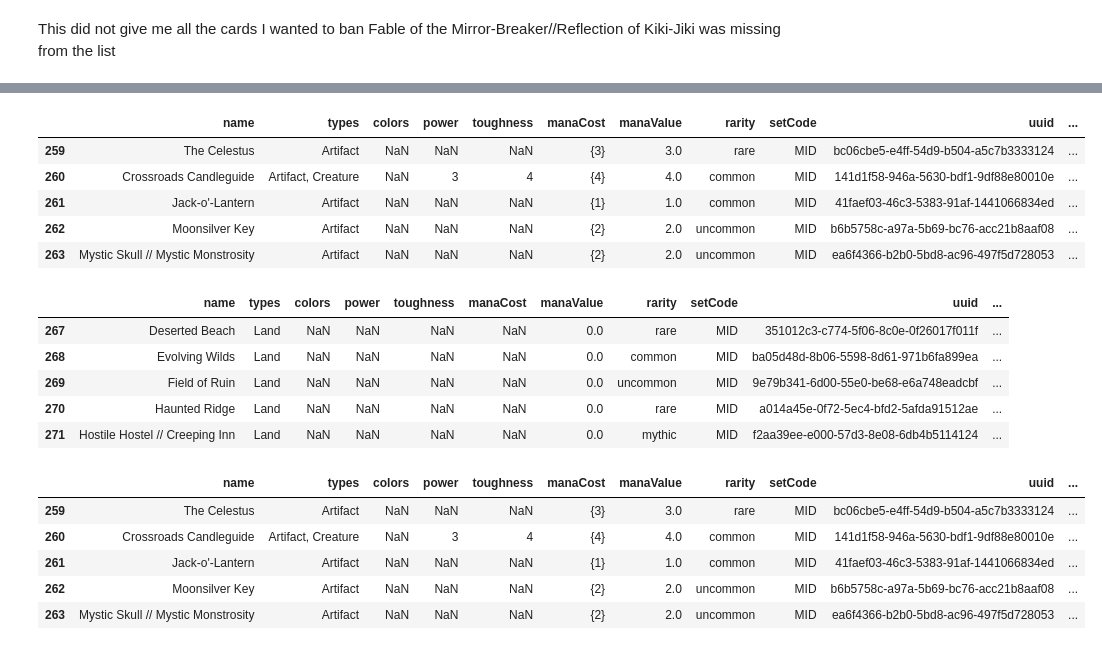
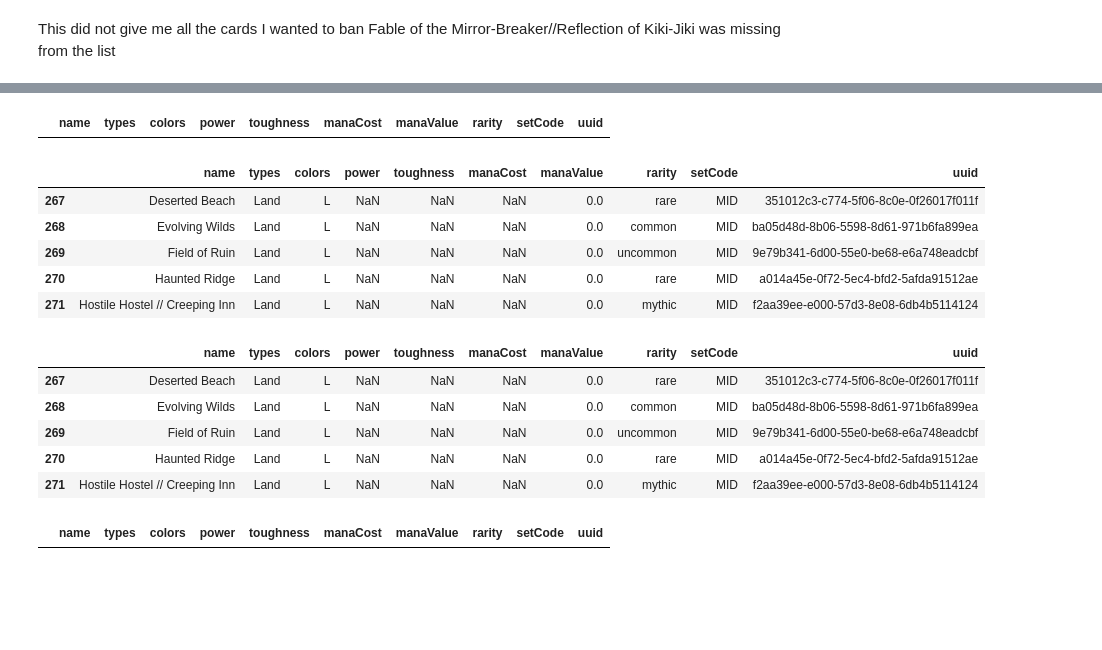
Before and after one commit to LouisHH0203/pet_projects, a Jupyter notebook: mtg_analysis.ipynb, the cells around one changed output, grey strips where cells are left out. Drawn from its saved outputs; the diff is of its cells as text; code cells hidden in the pictures; blank space fills up the shorter version.

```diff
--- a/mtg_analysis.ipynb
+++ b/mtg_analysis.ipynb
@@ -46,7 +30,7 @@ cards_df.columns.to_list()
 # %%
 # Trim down the columns
 cards_df = cards_df[['name', 'types', 'colors','power',
-          'toughness', 'manaCost','manaValue', 'rarity',  'setCode', 'uuid', 'isReprint']]
+          'toughness', 'manaCost','manaValue', 'rarity',  'setCode', 'uuid']]
 # %%
 # import price data
 price_df = pd.read_csv('data_files/cardPrices.csv')
@@ -187,7 +139,7 @@ mom_cards.head(5)
 # Using a for loop to drop all duplicates in all standard legal sets
 
 # Legal Sets
-standard_legal = ['MID', 'VOW', 'NEO', 'SNC', 'DMU', 'BRO', 'MOM', 'MAT', 'WOE']
+standard_legal = ['MID', 'VOW', 'NEO', 'SNC', 'DMU', 'BRO', 'ONE', 'MOM', 'MAT', 'WOE']
 
 # Empty Data Frame
 standard_cards_df = pd.DataFrame()
@@ -300,30 +258,32 @@ array(['W', 'U', 'B', 'R', 'G', 'R, W', 'R, U', 'G, R', 'B, U', 'B, W',
 null_color_df = standard_legal_df[standard_legal_df['colors'].isnull()]
 null_color_df.head(5)
 # %% [output]
-|  | name | types | colors | power | toughness | manaCost | manaValue | rarity | setCode | uuid | ... |
-| 259 | The Celestus | Artifact | NaN | NaN | NaN | {3} | 3.0 | rare | MID | bc06cbe5-e4ff-54d9-b504-a5c7b3333124 | ... |
-| 260 | Crossroads Candleguide | Artifact, Creature | NaN | 3 | 4 | {4} | 4.0 | common | MID | 141d1f58-946a-5630-bdf1-9df88e80010e | ... |
-| 261 | Jack-o'-Lantern | Artifact | NaN | NaN | NaN | {1} | 1.0 | common | MID | 41faef03-46c3-5383-91af-1441066834ed | ... |
-| 262 | Moonsilver Key | Artifact | NaN | NaN | NaN | {2} | 2.0 | uncommon | MID | b6b5758c-a97a-5b69-bc76-acc21b8aaf08 | ... |
-| 263 | Mystic Skull // Mystic Monstrosity | Artifact | NaN | NaN | NaN | {2} | 2.0 | uncommon | MID | ea6f4366-b2b0-5bd8-ac96-497f5d728053 | ... |
+|  | name | types | colors | power | toughness | manaCost | manaValue | rarity | setCode | uuid |
 # %%
+# Create a data frame for lands
 lands_df = standard_legal_df[standard_legal_df['types']=='Land'].copy()
 lands_df.head(5)
 # %% [output]
-|  | name | types | colors | power | toughness | manaCost | manaValue | rarity | setCode | uuid | ... |
-| 267 | Deserted Beach | Land | NaN | NaN | NaN | NaN | 0.0 | rare | MID | 351012c3-c774-5f06-8c0e-0f26017f011f | ... |
-| 268 | Evolving Wilds | Land | NaN | NaN | NaN | NaN | 0.0 | common | MID | ba05d48d-8b06-5598-8d61-971b6fa899ea | ... |
-| 269 | Field of Ruin | Land | NaN | NaN | NaN | NaN | 0.0 | uncommon | MID | 9e79b341-6d00-55e0-be68-e6a748eadcbf | ... |
-| 270 | Haunted Ridge | Land | NaN | NaN | NaN | NaN | 0.0 | rare | MID | a014a45e-0f72-5ec4-bfd2-5afda91512ae | ... |
-| 271 | Hostile Hostel // Creeping Inn | Land | NaN | NaN | NaN | NaN | 0.0 | mythic | MID | f2aa39ee-e000-57d3-8e08-6db4b5114124 | ... |
+|  | name | types | colors | power | toughness | manaCost | manaValue | rarity | setCode | uuid |
+| 267 | Deserted Beach | Land | L | NaN | NaN | NaN | 0.0 | rare | MID | 351012c3-c774-5f06-8c0e-0f26017f011f |
+| 268 | Evolving Wilds | Land | L | NaN | NaN | NaN | 0.0 | common | MID | ba05d48d-8b06-5598-8d61-971b6fa899ea |
+| 269 | Field of Ruin | Land | L | NaN | NaN | NaN | 0.0 | uncommon | MID | 9e79b341-6d00-55e0-be68-e6a748eadcbf |
+| 270 | Haunted Ridge | Land | L | NaN | NaN | NaN | 0.0 | rare | MID | a014a45e-0f72-5ec4-bfd2-5afda91512ae |
+| 271 | Hostile Hostel // Creeping Inn | Land | L | NaN | NaN | NaN | 0.0 | mythic | MID | f2aa39ee-e000-57d3-8e08-6db4b5114124 |
+# %%
+# Give lands the L color code
+standard_legal_df.loc[standard_legal_df['types'] == 'Land', 'colors'] = 'L'
+standard_legal_df[standard_legal_df['types']=='Land'].head(5)
+# %% [output]
+|  | name | types | colors | power | toughness | manaCost | manaValue | rarity | setCode | uuid |
+| 267 | Deserted Beach | Land | L | NaN | NaN | NaN | 0.0 | rare | MID | 351012c3-c774-5f06-8c0e-0f26017f011f |
+| 268 | Evolving Wilds | Land | L | NaN | NaN | NaN | 0.0 | common | MID | ba05d48d-8b06-5598-8d61-971b6fa899ea |
+| 269 | Field of Ruin | Land | L | NaN | NaN | NaN | 0.0 | uncommon | MID | 9e79b341-6d00-55e0-be68-e6a748eadcbf |
+| 270 | Haunted Ridge | Land | L | NaN | NaN | NaN | 0.0 | rare | MID | a014a45e-0f72-5ec4-bfd2-5afda91512ae |
+| 271 | Hostile Hostel // Creeping Inn | Land | L | NaN | NaN | NaN | 0.0 | mythic | MID | f2aa39ee-e000-57d3-8e08-6db4b5114124 |
 # %%
 # Create a data frame for all colorless cards which are not lands
-colorless_cards_df = pd.concat([null_color_df, lands_df]).drop_duplicates(keep=False)
+colorless_cards_df = standard_legal_df[pd.isna(standard_legal_df['colors'])]
 colorless_cards_df.head(5)
 # %% [output]
-|  | name | types | colors | power | toughness | manaCost | manaValue | rarity | setCode | uuid | ... |
-| 259 | The Celestus | Artifact | NaN | NaN | NaN | {3} | 3.0 | rare | MID | bc06cbe5-e4ff-54d9-b504-a5c7b3333124 | ... |
-| 260 | Crossroads Candleguide | Artifact, Creature | NaN | 3 | 4 | {4} | 4.0 | common | MID | 141d1f58-946a-5630-bdf1-9df88e80010e | ... |
-| 261 | Jack-o'-Lantern | Artifact | NaN | NaN | NaN | {1} | 1.0 | common | MID | 41faef03-46c3-5383-91af-1441066834ed | ... |
-| 262 | Moonsilver Key | Artifact | NaN | NaN | NaN | {2} | 2.0 | uncommon | MID | b6b5758c-a97a-5b69-bc76-acc21b8aaf08 | ... |
-| 263 | Mystic Skull // Mystic Monstrosity | Artifact | NaN | NaN | NaN | {2} | 2.0 | uncommon | MID | ea6f4366-b2b0-5bd8-ac96-497f5d728053 | ... |
+|  | name | types | colors | power | toughness | manaCost | manaValue | rarity | setCode | uuid |
```
Also changed, not shown: parts of 33 cells of this notebook.
